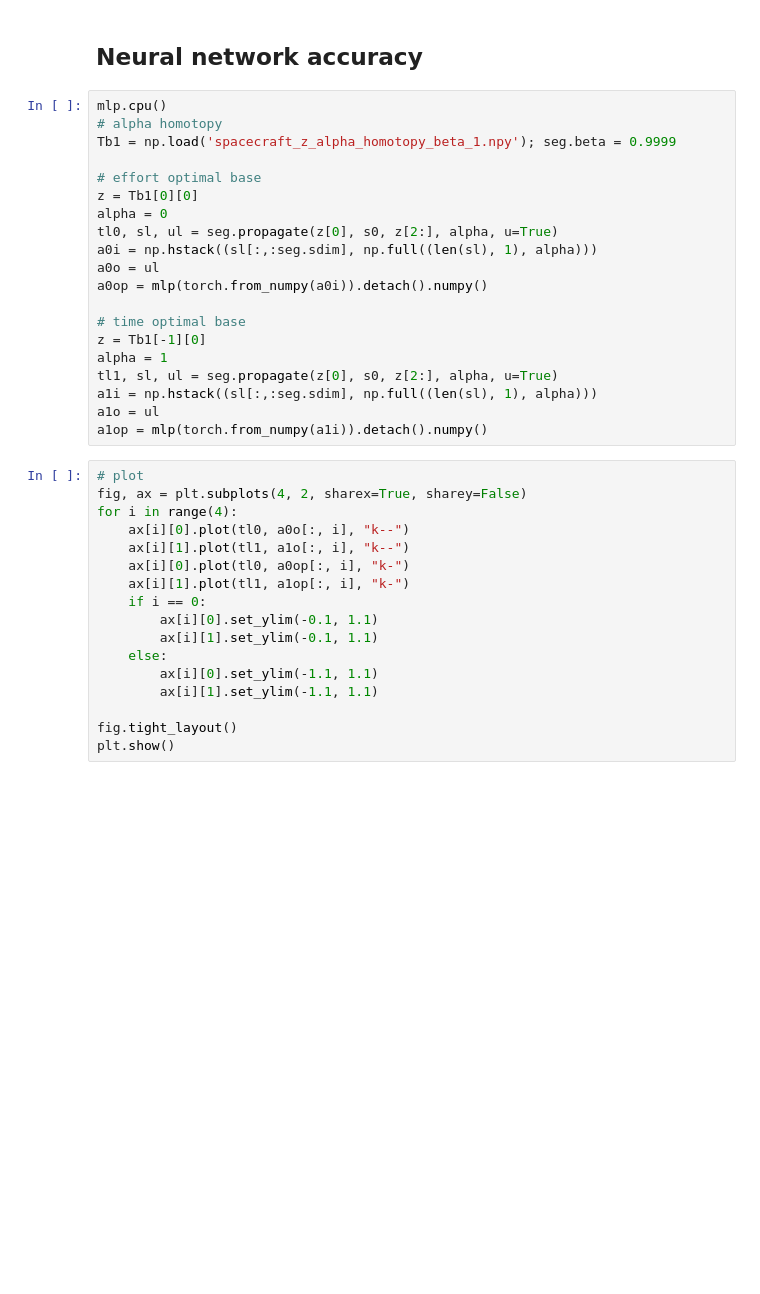
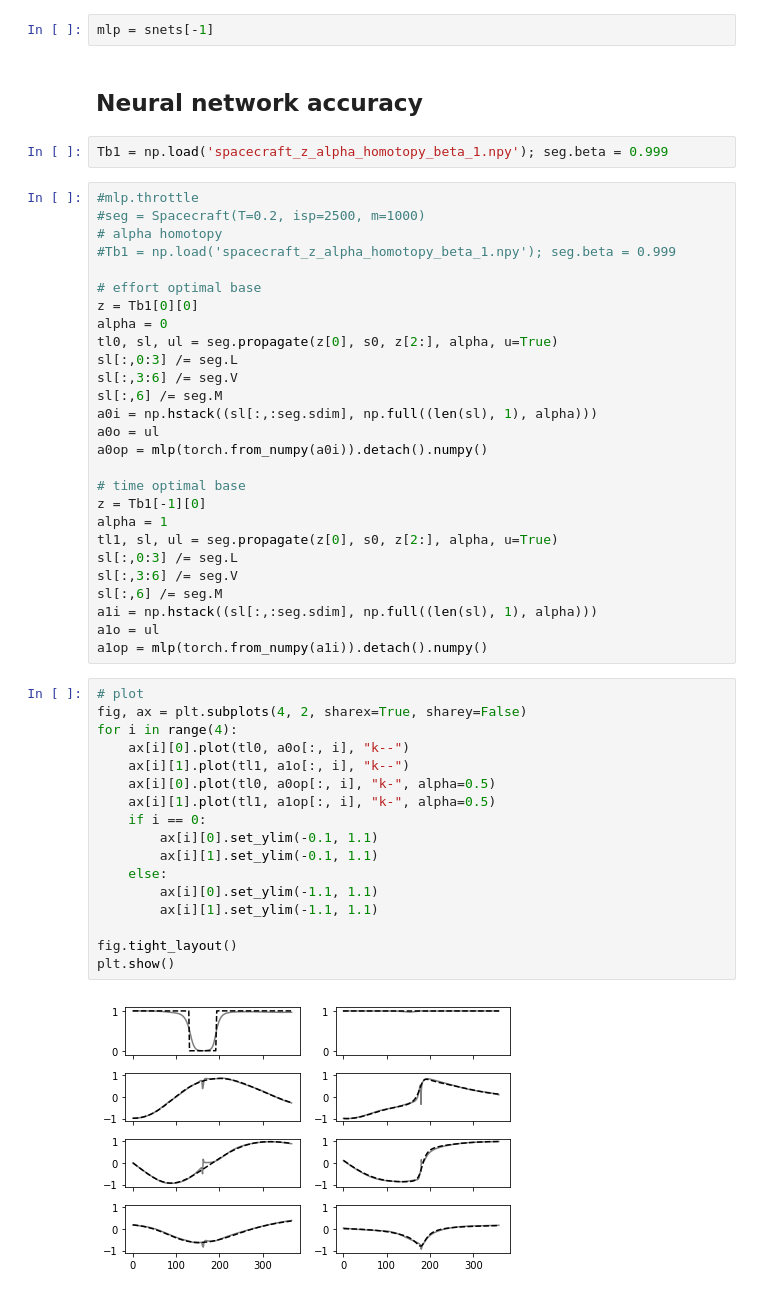
Before and after one commit to cisprague/iros2019, a Jupyter notebook: notebooks/spacecraft.ipynb, the cells around one changed output. Cells and saved outputs as stored; diff of their text form; blank space fills up the shorter version.

```diff
--- a/notebooks/spacecraft.ipynb
+++ b/notebooks/spacecraft.ipynb
@@ -585,14 +620,22 @@ plt.show()
+# %%
+mlp = snets[-1]
 # %% [markdown]
 ## Neural network accuracy
+# %%
+Tb1 = np.load('spacecraft_z_alpha_homotopy_beta_1.npy'); seg.beta = 0.999
 # %%
-mlp.cpu()
+#mlp.throttle
+#seg = Spacecraft(T=0.2, isp=2500, m=1000)
 # alpha homotopy
-Tb1 = np.load('spacecraft_z_alpha_homotopy_beta_1.npy'); seg.beta = 0.9999
+#Tb1 = np.load('spacecraft_z_alpha_homotopy_beta_1.npy'); seg.beta = 0.999
 
 # effort optimal base
 z = Tb1[0][0]
 alpha = 0
 tl0, sl, ul = seg.propagate(z[0], s0, z[2:], alpha, u=True)
+sl[:,0:3] /= seg.L
+sl[:,3:6] /= seg.V
+sl[:,6] /= seg.M
 a0i = np.hstack((sl[:,:seg.sdim], np.full((len(sl), 1), alpha)))
 a0o = ul
 a0op = mlp(torch.from_numpy(a0i)).detach().numpy()
@@ -601,23 +644,28 @@ a0op = mlp(torch.from_numpy(a0i)).detach().numpy()
 z = Tb1[-1][0]
 alpha = 1
 tl1, sl, ul = seg.propagate(z[0], s0, z[2:], alpha, u=True)
+sl[:,0:3] /= seg.L
+sl[:,3:6] /= seg.V
+sl[:,6] /= seg.M
 a1i = np.hstack((sl[:,:seg.sdim], np.full((len(sl), 1), alpha)))
 a1o = ul
 a1op = mlp(torch.from_numpy(a1i)).detach().numpy()
 # %%
 # plot
 fig, ax = plt.subplots(4, 2, sharex=True, sharey=False)
 for i in range(4):
     ax[i][0].plot(tl0, a0o[:, i], "k--")
     ax[i][1].plot(tl1, a1o[:, i], "k--")
-    ax[i][0].plot(tl0, a0op[:, i], "k-")
-    ax[i][1].plot(tl1, a1op[:, i], "k-")
+    ax[i][0].plot(tl0, a0op[:, i], "k-", alpha=0.5)
+    ax[i][1].plot(tl1, a1op[:, i], "k-", alpha=0.5)
     if i == 0:
         ax[i][0].set_ylim(-0.1, 1.1)
         ax[i][1].set_ylim(-0.1, 1.1)
     else:
         ax[i][0].set_ylim(-1.1, 1.1)
         ax[i][1].set_ylim(-1.1, 1.1)
 
 fig.tight_layout()
 plt.show()
+# %% [output]
+[figure, added]
```
Also changed, not shown: parts of 48 cells of this notebook, 10 other files.
